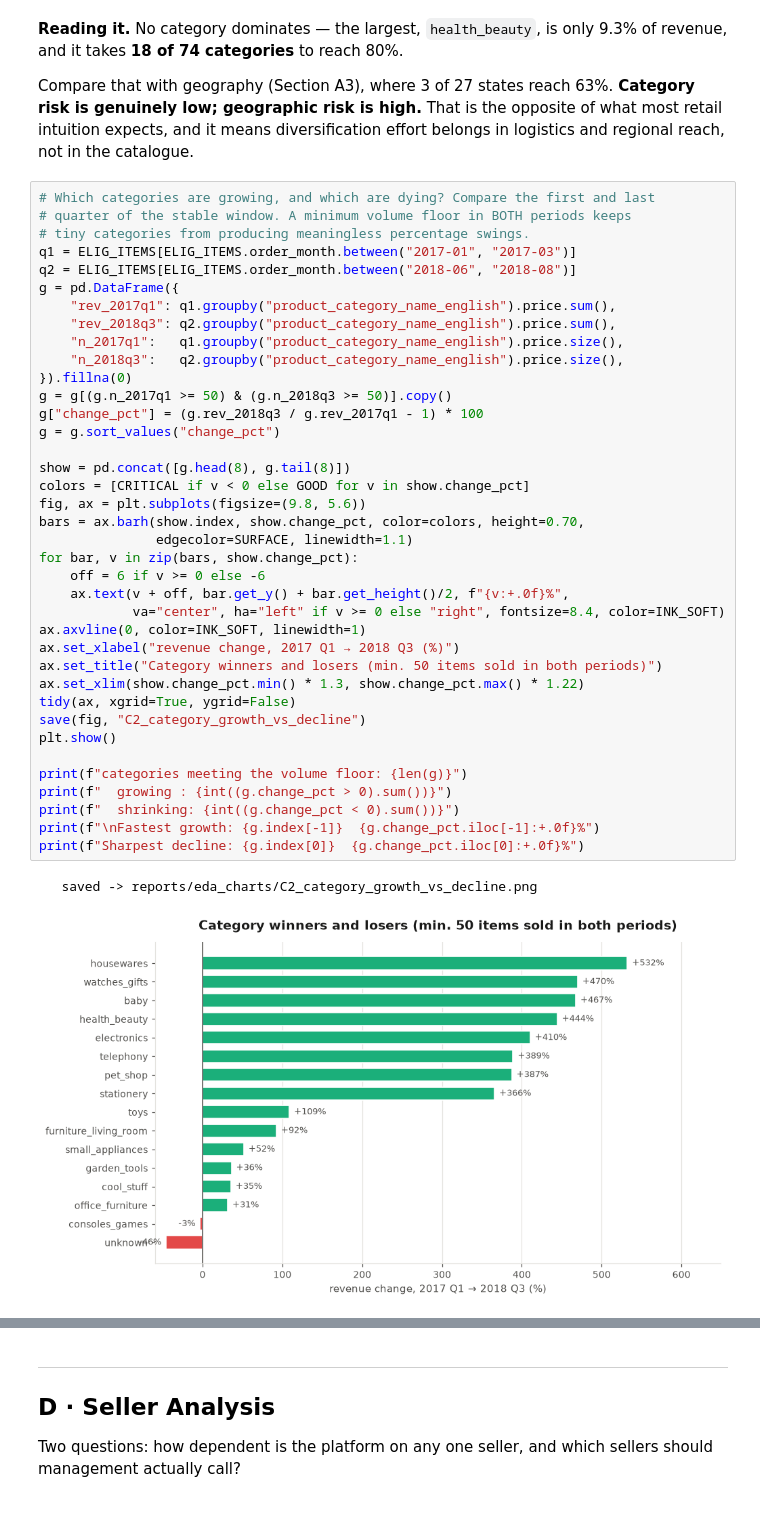
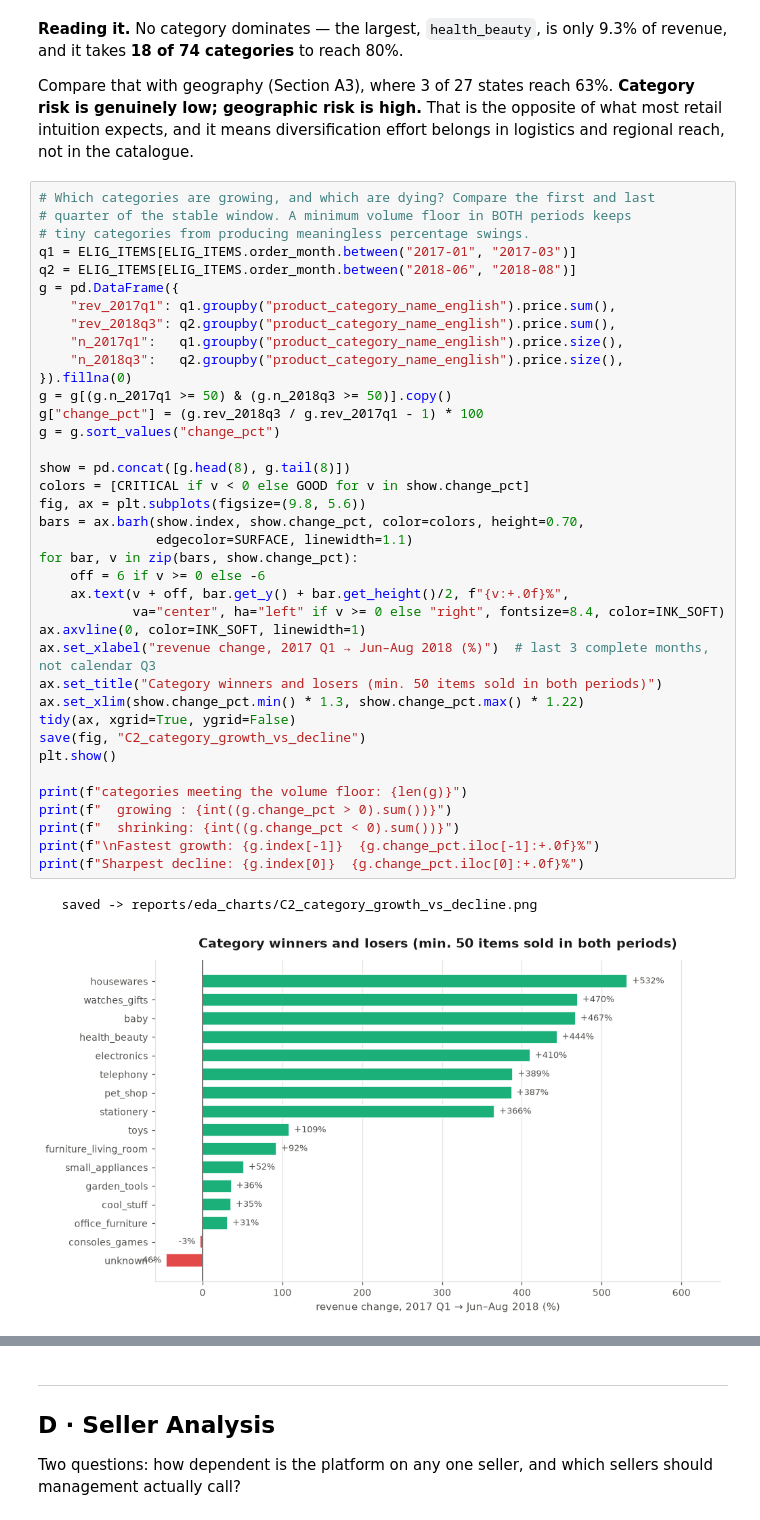
Before and after one commit to m4nish-dev/RetailPulse, a Jupyter notebook: notebooks/03_exploratory_data_analysis.ipynb, the cells around one changed output, grey strips where cells are left out. Cells and saved outputs as stored; diff of their text form.

```diff
--- a/notebooks/03_exploratory_data_analysis.ipynb
+++ b/notebooks/03_exploratory_data_analysis.ipynb
@@ -965,35 +965,35 @@ g = pd.DataFrame({
     "n_2017q1":   q1.groupby("product_category_name_english").price.size(),
     "n_2018q3":   q2.groupby("product_category_name_english").price.size(),
 }).fillna(0)
 g = g[(g.n_2017q1 >= 50) & (g.n_2018q3 >= 50)].copy()
 g["change_pct"] = (g.rev_2018q3 / g.rev_2017q1 - 1) * 100
 g = g.sort_values("change_pct")
 
 show = pd.concat([g.head(8), g.tail(8)])
 colors = [CRITICAL if v < 0 else GOOD for v in show.change_pct]
 fig, ax = plt.subplots(figsize=(9.8, 5.6))
 bars = ax.barh(show.index, show.change_pct, color=colors, height=0.70,
                edgecolor=SURFACE, linewidth=1.1)
 for bar, v in zip(bars, show.change_pct):
     off = 6 if v >= 0 else -6
     ax.text(v + off, bar.get_y() + bar.get_height()/2, f"{v:+.0f}%",
             va="center", ha="left" if v >= 0 else "right", fontsize=8.4, color=INK_SOFT)
 ax.axvline(0, color=INK_SOFT, linewidth=1)
-ax.set_xlabel("revenue change, 2017 Q1 → 2018 Q3 (%)")
+ax.set_xlabel("revenue change, 2017 Q1 → Jun–Aug 2018 (%)")  # last 3 complete months, not calendar Q3
 ax.set_title("Category winners and losers (min. 50 items sold in both periods)")
 ax.set_xlim(show.change_pct.min() * 1.3, show.change_pct.max() * 1.22)
 tidy(ax, xgrid=True, ygrid=False)
 save(fig, "C2_category_growth_vs_decline")
 plt.show()
 
 print(f"categories meeting the volume floor: {len(g)}")
 print(f"  growing : {int((g.change_pct > 0).sum())}")
 print(f"  shrinking: {int((g.change_pct < 0).sum())}")
 print(f"\nFastest growth: {g.index[-1]}  {g.change_pct.iloc[-1]:+.0f}%")
 print(f"Sharpest decline: {g.index[0]}  {g.change_pct.iloc[0]:+.0f}%")
 # %% [output]
    saved -> reports/eda_charts/C2_category_growth_vs_decline.png
-[figure, old version]
+[figure, new version]
 categories meeting the volume floor: 24
   growing : 22
   shrinking: 2
```
Also changed, not shown: 5 other files.
